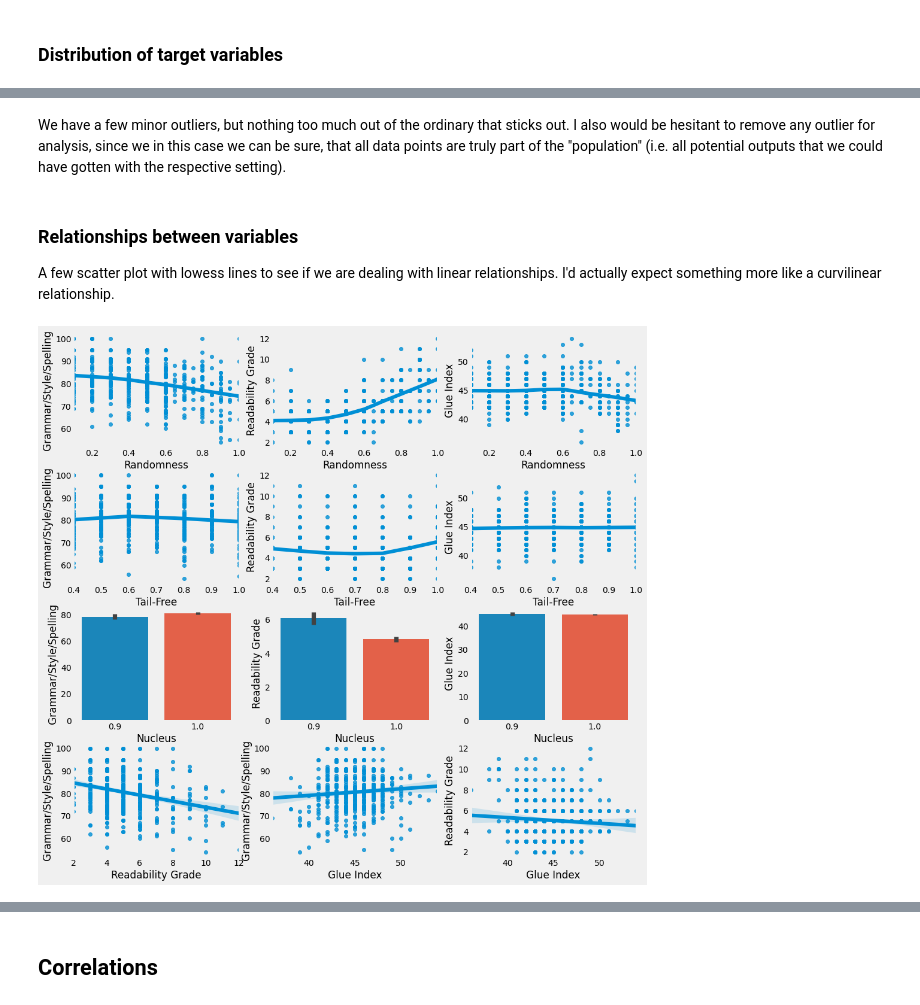
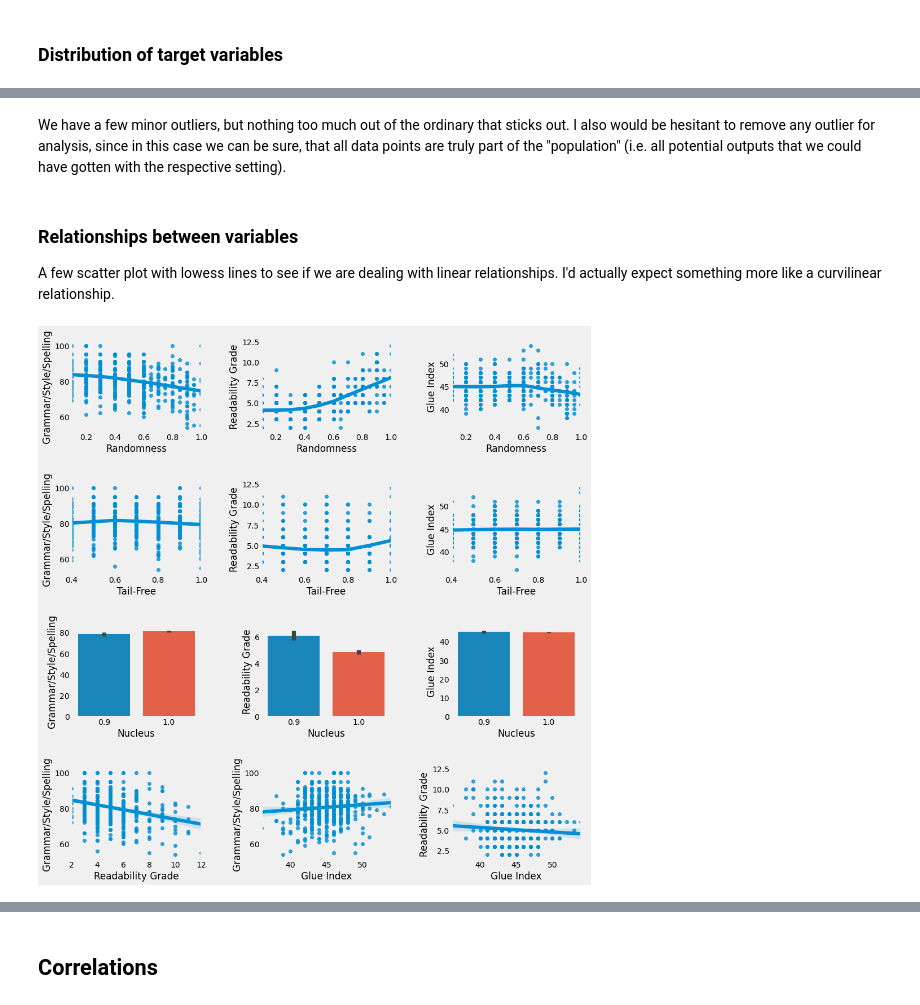
Before and after one commit to MWiechmann/NAI_gen_set_experiment, a Jupyter notebook: Analyzing Data from Basileus' NAI Generation Setting Experiment.ipynb, the cells around one changed output, grey strips where cells are left out. Saved outputs shown, nothing was run; the diff lists cells and outputs as text; code cells hidden in the pictures.

```diff
--- a/Analyzing Data from Basileus' NAI Generation Setting Experiment.ipynb
+++ b/Analyzing Data from Basileus' NAI Generation Setting Experiment.ipynb
@@ -225,5 +223,5 @@ plt.show()
 # %% [markdown]
-We have a few minor outliers, but nothing too much out of the ordinary that sticks out. I also would be hesitant to remove any outlier for analysis, since we in this case we can be sure, that all data points are truly part of the "population" (i.e. all potential outputs that we could have gotten with the respective setting).
+We have a few minor outliers, but nothing too much out of the ordinary that sticks out. I also would be hesitant to remove any outlier for analysis, since in this case we can be sure, that all data points are truly part of the "population" (i.e. all potential outputs that we could have gotten with the respective setting).
 # %% [markdown]
 ### Relationships between variables
 
@@ -232,7 +230,9 @@ A few scatter plot with lowess lines to see if we are dealing with linear relati
 plt.style.use('fivethirtyeight')
 
 fig, axes = plt.subplots(4, 3, figsize=(15, 15))
+fig.tight_layout(pad = 5.0)
 plt.grid(False)
+
 # Relationship with Randomness
 sns.regplot(data=nai, y="Grammar/Style/Spelling",
             x="Randomness", lowess=True, ax=axes[0, 0])
@@ -240,32 +240,32 @@ sns.regplot(data=nai, y="Readability Grade",
             x="Randomness", lowess=True, ax=axes[0, 1])
 sns.regplot(data=nai, y="Glue Index", x="Randomness",
             lowess=True, ax=axes[0, 2])
 # Relationships with TFS
 sns.regplot(data=nai, y="Grammar/Style/Spelling",
             x="Tail-Free", lowess=True, ax=axes[1, 0])
 sns.regplot(data=nai, y="Readability Grade",
             x="Tail-Free", lowess=True, ax=axes[1, 1])
 sns.regplot(data=nai, y="Glue Index", x="Tail-Free",
             lowess=True, ax=axes[1, 2])
 # Relationships with Nucleus (not much here yet since only 0.9 or 1.0)
 sns.barplot(data=nai, y="Grammar/Style/Spelling",
             x="Nucleus", ax=axes[2, 0])
 sns.barplot(data=nai, y="Readability Grade",
             x="Nucleus", ax=axes[2, 1])
 sns.barplot(data=nai, y="Glue Index", x="Nucleus",
             ax=axes[2, 2])
 # Relationships between dependent vars
 sns.regplot(data=nai, y="Grammar/Style/Spelling",
             x="Readability Grade", lowess=False, ax=axes[3, 0])
 sns.regplot(data=nai, y="Grammar/Style/Spelling",
             x="Glue Index", lowess=False, ax=axes[3, 1])
 sns.regplot(data=nai, y="Readability Grade",
             x="Glue Index", lowess=False, ax=axes[3, 2])
 
 for ax in fig.axes:
     ax.grid(False)
 
 plt.show()
 # %% [output]
-[figure, old version]
+[figure, new version]
 # %% [markdown]
```
Also changed, not shown: parts of 7 cells of this notebook.
